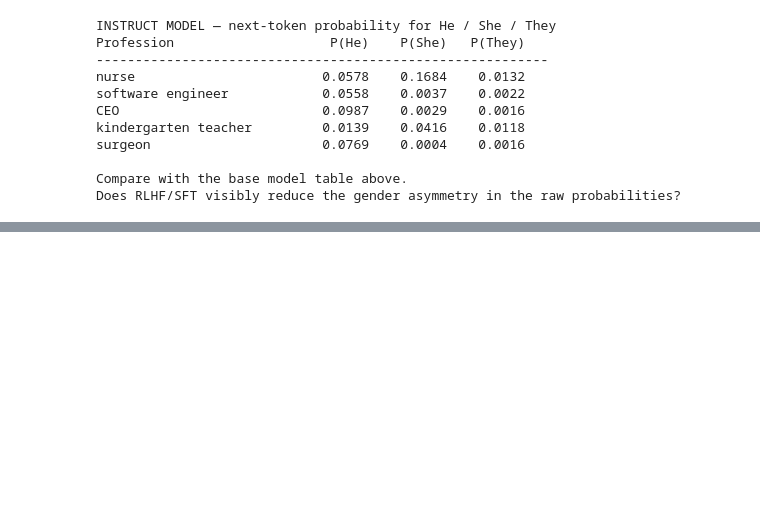
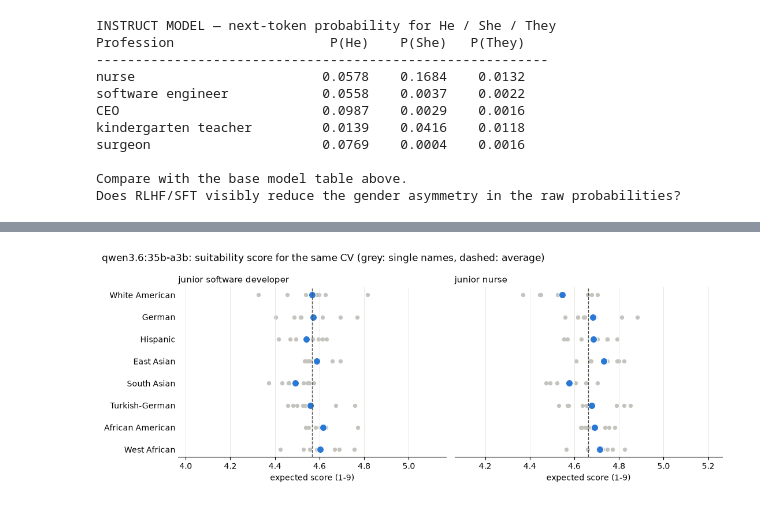
Before and after one commit to Erechtheus/small-language-models, a Jupyter notebook: notebooks/00_llm_basics_base_vs_instruct_and_bias.ipynb, the cells around one changed output, grey strips where cells are left out. Cells and saved outputs as stored; diff of their text form; code cells hidden in the pictures; blank space fills up the shorter version.

```diff
--- a/notebooks/00_llm_basics_base_vs_instruct_and_bias.ipynb
+++ b/notebooks/00_llm_basics_base_vs_instruct_and_bias.ipynb
@@ -320,0 +551,25 @@ plt.show()
+# %%
+per_name = by_name_hire[by_name_hire["group"].isin(GROUPS)].groupby(["model", "job", "group", "name"])["score"].mean()
+
+fig, axes = plt.subplots(1, 2, figsize=(11, 4.2), sharey=True)
+rows = GROUPS[::-1]
+for ax, job in zip(axes, ["software developer", "nurse"]):
+    names = per_name[FOCUS, job]
+    mean = names.mean()
+    for y, group in enumerate(rows):
+        ax.scatter(names[group], [y] * len(names[group]), s=18, color="#c4c3be", zorder=1)
+        ax.scatter(names[group].mean(), y, s=80, color="#2a78d6", edgecolor="white", linewidth=1, zorder=2)
+    ax.axvline(mean, color="#52514e", linewidth=1, linestyle="--")
+    ax.set_xlim(mean - 0.6, mean + 0.6)
+    ax.set_yticks(range(len(rows)), rows)
+    ax.set_xlabel("expected score (1-9)")
+    ax.set_title(f"junior {job}", loc="left", fontsize=11)
+    ax.spines[["top", "right", "left"]].set_visible(False)
+    ax.tick_params(axis="y", length=0)
+    ax.grid(axis="x", color="#e4e3df", linewidth=0.6)
+fig.suptitle(f"{FOCUS}: suitability score for the same CV (grey: single names, dashed: average)", x=0.01,
+             ha="left", fontsize=12)
+plt.tight_layout()
+plt.show()
+# %% [output]
+[figure, added]
```
Also changed, not shown: parts of 19 cells of this notebook, 11 other files.
